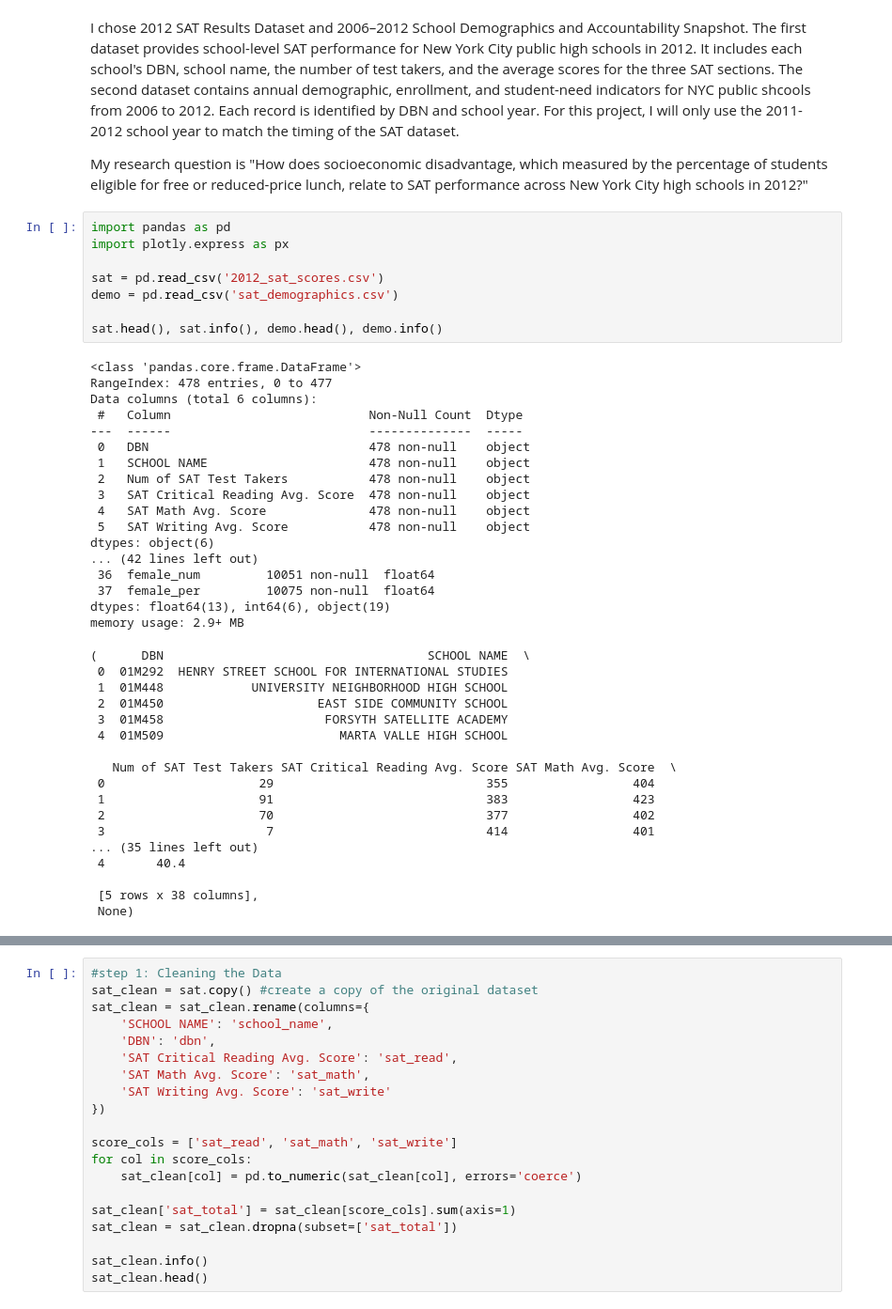
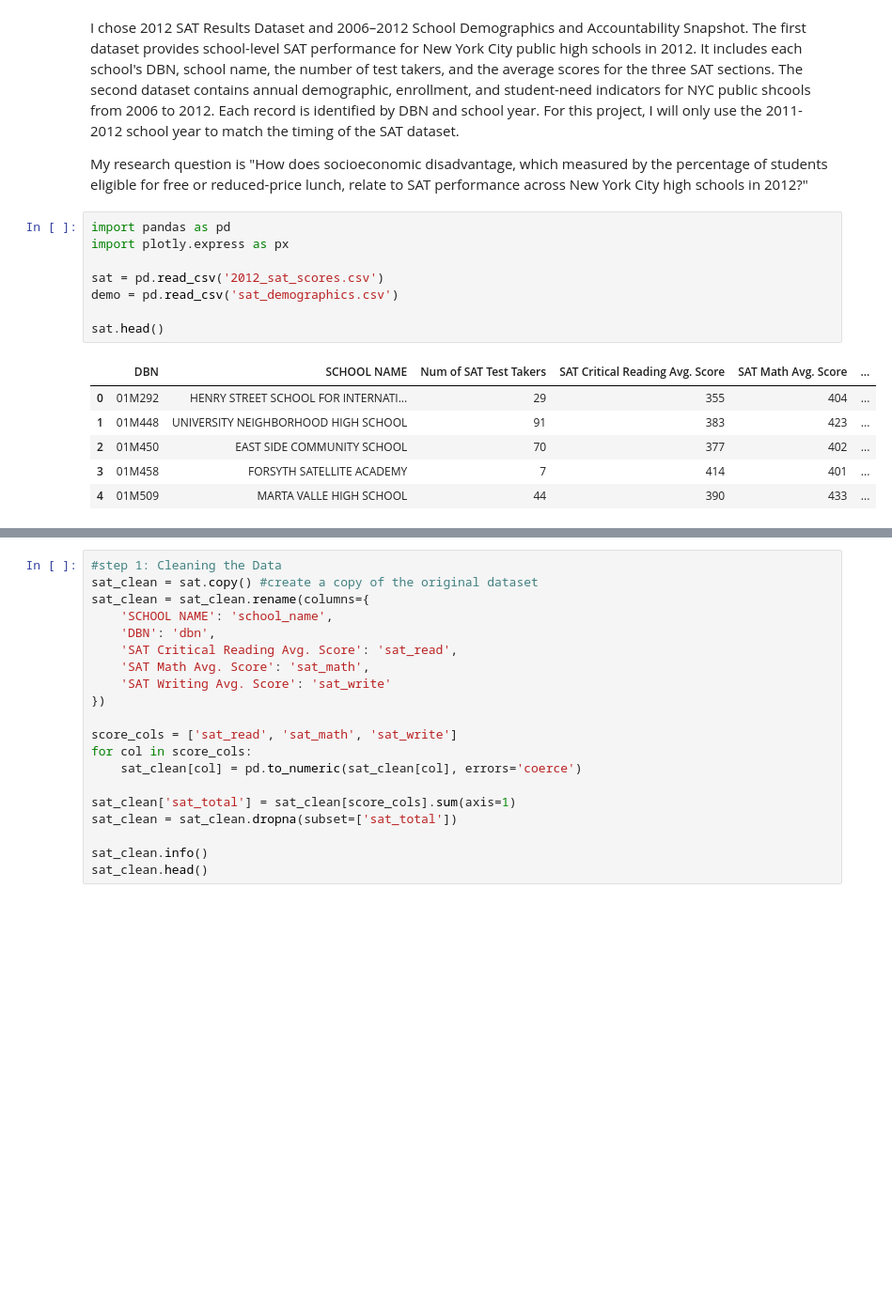
Before and after one commit to RobinZhao-lab/RobinZhao-lab.github.io, a Jupyter notebook: RobinZhao_Project2.ipynb, the cells around one changed output, grey strips where cells are left out. Shown: that part at 94% size. Drawn from its saved outputs; the diff is of its cells as text; blank space fills up the shorter version.

```diff
--- a/RobinZhao_Project2.ipynb
+++ b/RobinZhao_Project2.ipynb
@@ -15,43 +15,15 @@ My research question is "How does socioeconomic disadvantage, which measured by
 # %%
 import pandas as pd
 import plotly.express as px
 
 sat = pd.read_csv('2012_sat_scores.csv')
 demo = pd.read_csv('sat_demographics.csv')
 
-sat.head(), sat.info(), demo.head(), demo.info()
+sat.head()
 # %% [output]
-<class 'pandas.core.frame.DataFrame'>
-RangeIndex: 478 entries, 0 to 477
-Data columns (total 6 columns):
- #   Column                           Non-Null Count  Dtype
----  ------                           --------------  -----
- 0   DBN                              478 non-null    object
- 1   SCHOOL NAME                      478 non-null    object
- 2   Num of SAT Test Takers           478 non-null    object
- 3   SAT Critical Reading Avg. Score  478 non-null    object
- 4   SAT Math Avg. Score              478 non-null    object
- 5   SAT Writing Avg. Score           478 non-null    object
-dtypes: object(6)
-... (42 lines left out)
- 36  female_num         10051 non-null  float64
- 37  female_per         10075 non-null  float64
-dtypes: float64(13), int64(6), object(19)
-memory usage: 2.9+ MB
-(      DBN                                    SCHOOL NAME  \
- 0  01M292  HENRY STREET SCHOOL FOR INTERNATIONAL STUDIES
- 1  01M448            UNIVERSITY NEIGHBORHOOD HIGH SCHOOL
- 2  01M450                     EAST SIDE COMMUNITY SCHOOL
- 3  01M458                      FORSYTH SATELLITE ACADEMY
- 4  01M509                        MARTA VALLE HIGH SCHOOL
-
-   Num of SAT Test Takers SAT Critical Reading Avg. Score SAT Math Avg. Score  \
- 0                     29                             355                 404
- 1                     91                             383                 423
- 2                     70                             377                 402
- 3                      7                             414                 401
-... (35 lines left out)
- 4       40.4
-
- [5 rows x 38 columns],
- None)
+|  | DBN | SCHOOL NAME | Num of SAT Test Takers | SAT Critical Reading Avg. Score | SAT Math Avg. Score | ... |
+| 0 | 01M292 | HENRY STREET SCHOOL FOR INTERNATI... | 29 | 355 | 404 | ... |
+| 1 | 01M448 | UNIVERSITY NEIGHBORHOOD HIGH SCHOOL | 91 | 383 | 423 | ... |
+| 2 | 01M450 | EAST SIDE COMMUNITY SCHOOL | 70 | 377 | 402 | ... |
+| 3 | 01M458 | FORSYTH SATELLITE ACADEMY | 7 | 414 | 401 | ... |
+| 4 | 01M509 | MARTA VALLE HIGH SCHOOL | 44 | 390 | 433 | ... |
```
Also changed, not shown: parts of 1 cell of this notebook.
